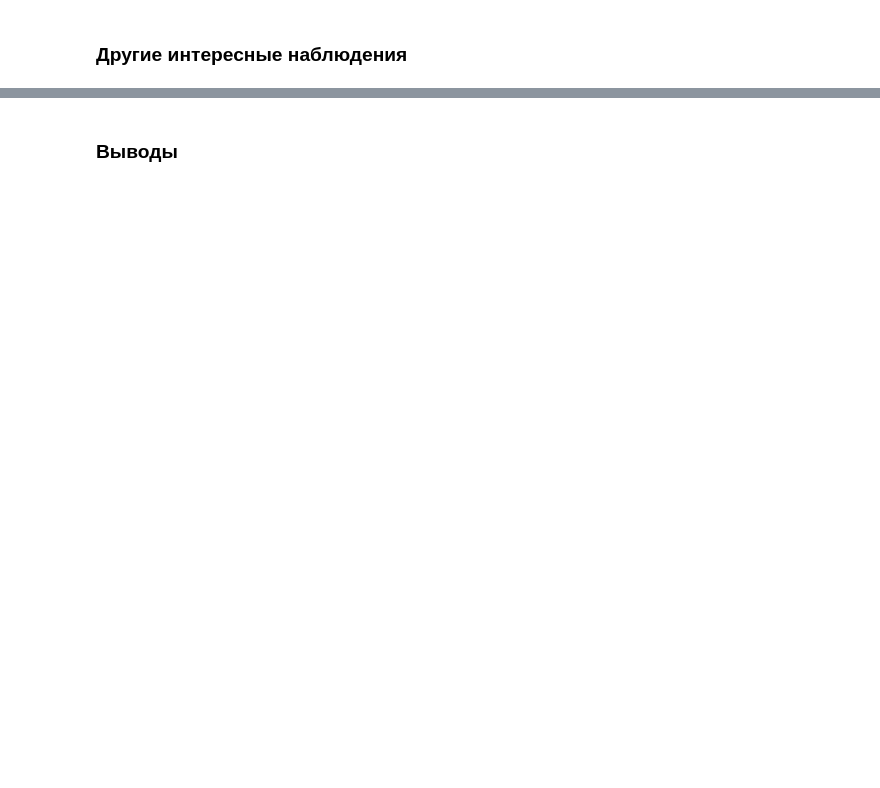
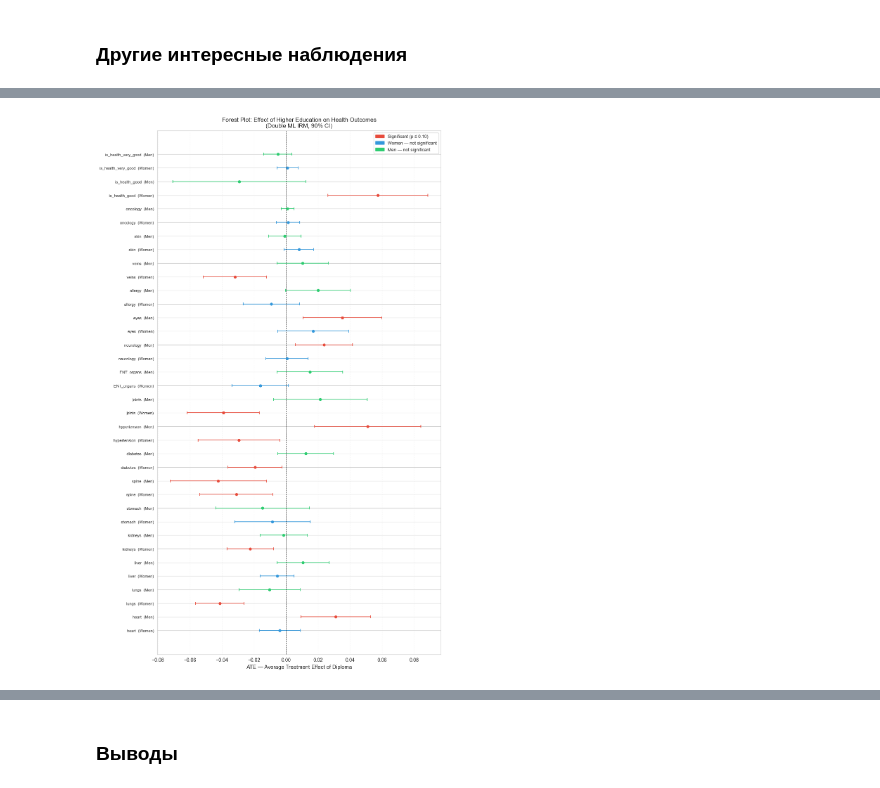
Before and after one commit to alexveider1/Econometrics-project, a Jupyter notebook: doubl_ml.ipynb, the cells around one changed output, grey strips where cells are left out. Drawn from its saved outputs; the diff is of its cells as text; code cells hidden in the pictures; blank space fills up the shorter version.

```diff
--- a/doubl_ml.ipynb
+++ b/doubl_ml.ipynb
@@ -3,11 +3,17 @@
 # %% [markdown]
 ### Импорты
 # %%
+import numpy as np
 import pandas as pd
+import matplotlib.pyplot as plt
+import matplotlib.patches as mpatches
+import seaborn as sns
 import doubleml as dml
 from sklearn.ensemble import RandomForestClassifier
+from sklearn.model_selection import cross_val_predict
 
 alpha = 0.1
+sns.set_style("whitegrid")
 # %% [markdown]
 ### Данные
 # %%
@@ -174,7 +210,17 @@ diploma -0.001821  0.011296 -0.161223  0.871918 -0.023961  0.020319
 # %%
 treatment = "diploma"
 outcome = "is_health_very_good"
-controls = ["age", "invalid", "type_area", "income"]
+controls = [
+    "age",
+    "mar_st",
+    "invalid",
+    "type_area",
+    "income",
+    "n_child",
+    "alcohol",
+    "smoking",
+    "phys_active",
+]
 # %%
 dml_data_women = dml.DoubleMLData(
     df_women, y_col=outcome, d_cols=treatment, x_cols=controls
@@ -306,0 +452,47 @@ Men - is_health_very_good: no effect
+# %%
+fig, ax = plt.subplots(figsize=(10, 16))
+
+y_pos = np.arange(len(forest_results))
+
+for i, r in enumerate(forest_results):
+    if r["significant"]:
+        color = "#e74c3c"
+    elif r["gender"] == "Women":
+        color = "#3498db"
+    else:
+        color = "#2ecc71"
+
+    ax.errorbar(
+        r["coef"],
+        i,
+        xerr=[[r["coef"] - r["ci_low"]], [r["ci_high"] - r["coef"]]],
+        fmt="o",
+        color=color,
+        capsize=3,
+        capthick=1.2,
+        linewidth=1.2,
+        markersize=5,
+    )
+
+ax.axvline(0, color="black", linestyle="--", linewidth=0.8, alpha=0.6)
+ax.set_yticks(y_pos)
+ax.set_yticklabels(
+    [f"{r['outcome']}  ({r['gender']})" for r in forest_results], fontsize=8
+)
+ax.set_xlabel("ATE — Average Treatment Effect of Diploma", fontsize=11)
+ax.set_title(
+    "Forest Plot: Effect of Higher Education on Health Outcomes\n"
+    "(Double ML IRM, 90% CI)",
+    fontsize=12,
+)
+ax.grid(axis="x", alpha=0.3, linestyle=":")
+
+sig_patch = mpatches.Patch(color="#e74c3c", label="Significant (p ≤ 0.10)")
+w_patch = mpatches.Patch(color="#3498db", label="Women — not significant")
+m_patch = mpatches.Patch(color="#2ecc71", label="Men — not significant")
+ax.legend(handles=[sig_patch, w_patch, m_patch], fontsize=9)
+
+plt.tight_layout()
+plt.show()
+# %% [output]
+[figure, added]
```
Also changed, not shown: parts of 10 cells of this notebook.
